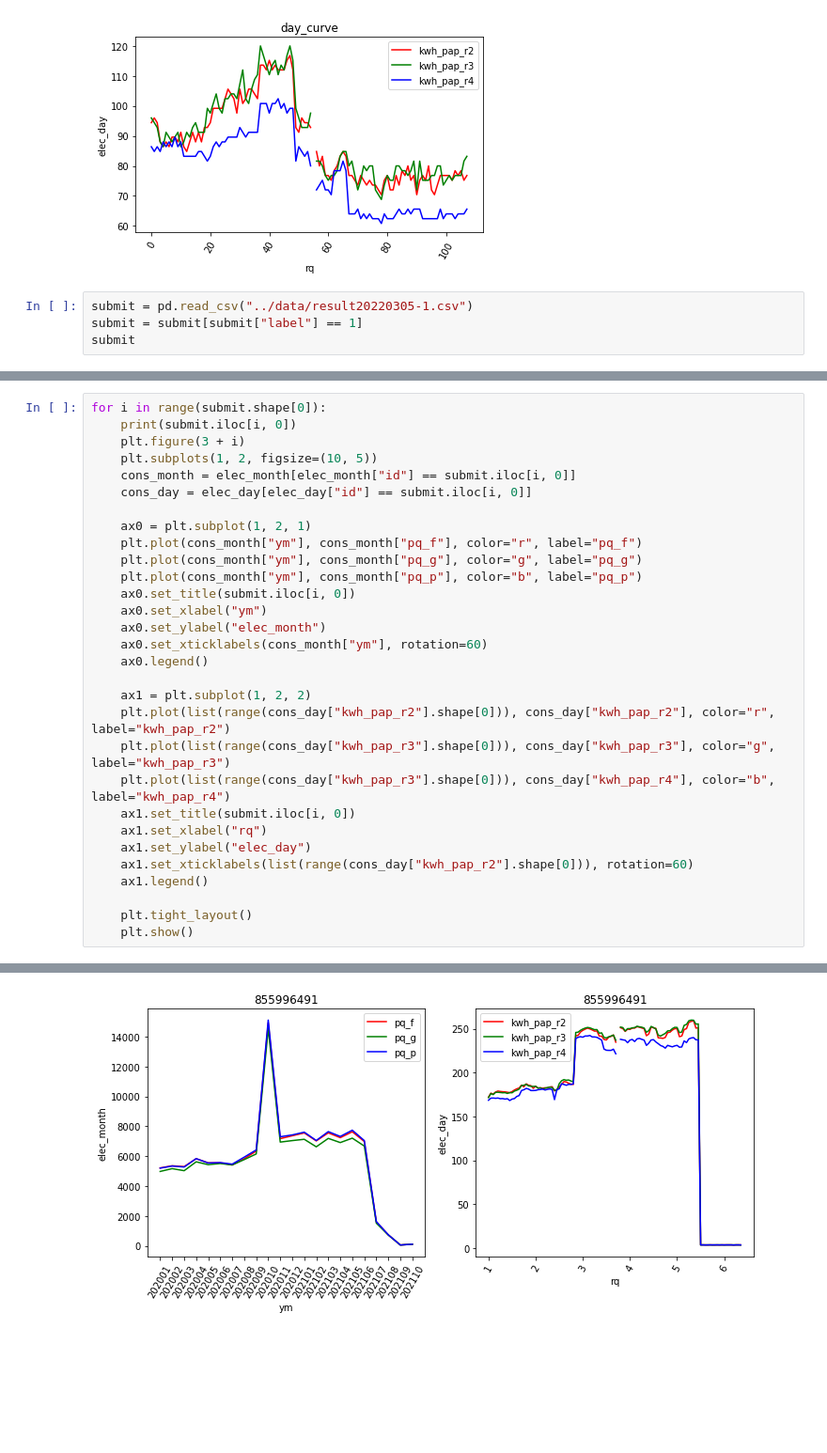
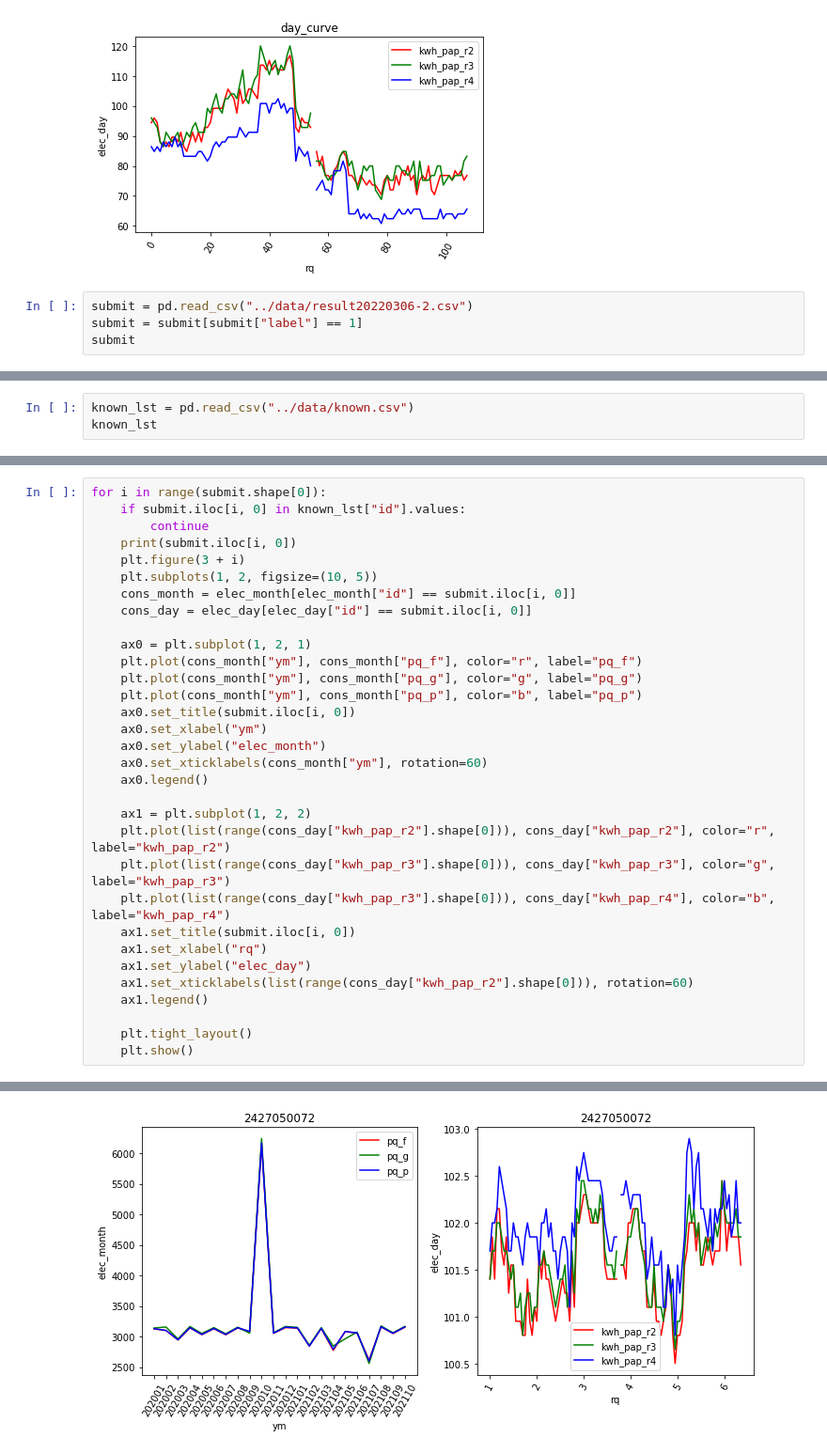
Before and after one commit to ZongXR/DCIC2022-Mining-Detection, a Jupyter notebook: notebooks/check_curve.ipynb, the cells around one changed output, grey strips where cells are left out. Shown at 94% size. Cells and saved outputs as stored; diff of their text form; blank space fills up the shorter version.

```diff
--- a/notebooks/check_curve.ipynb
+++ b/notebooks/check_curve.ipynb
@@ -132,7 +132,7 @@ plt.show()
 # %% [output]
 [figure]
 # %%
-submit = pd.read_csv("../data/result20220305-1.csv")
+submit = pd.read_csv("../data/result20220306-2.csv")
 submit = submit[submit["label"] == 1]
 submit
 # %% [output]
@@ -153,3 +153,6 @@ submit
 | 14800 | 1916407803 | 1 |
 | 15056 | 2759317616 | 1 |
 | 15331 | 2825175309 | 1 |
+# %%
+known_lst = pd.read_csv("../data/known.csv")
+known_lst
@@ -156,5 +178,7 @@ submit
 # %%
 for i in range(submit.shape[0]):
+    if submit.iloc[i, 0] in known_lst["id"].values:
+        continue
     print(submit.iloc[i, 0])
     plt.figure(3 + i)
     plt.subplots(1, 2, figsize=(10, 5))
@@ -194,2 +218,2 @@ for i in range(submit.shape[0]):
 <Figure size 432x288 with 0 Axes>
-[figure, old version]
+[figure, new version]
```
Also changed, not shown: parts of 3 cells of this notebook, 3 other files.
